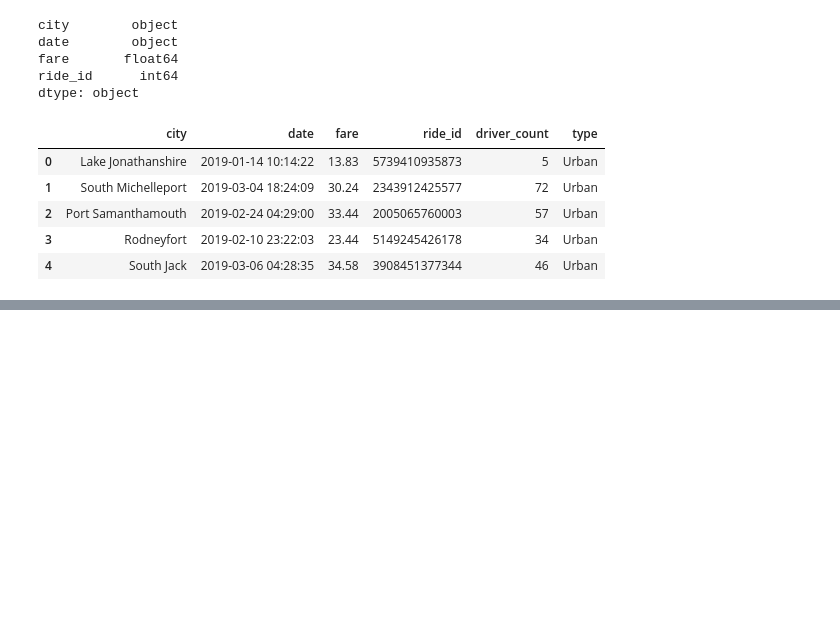
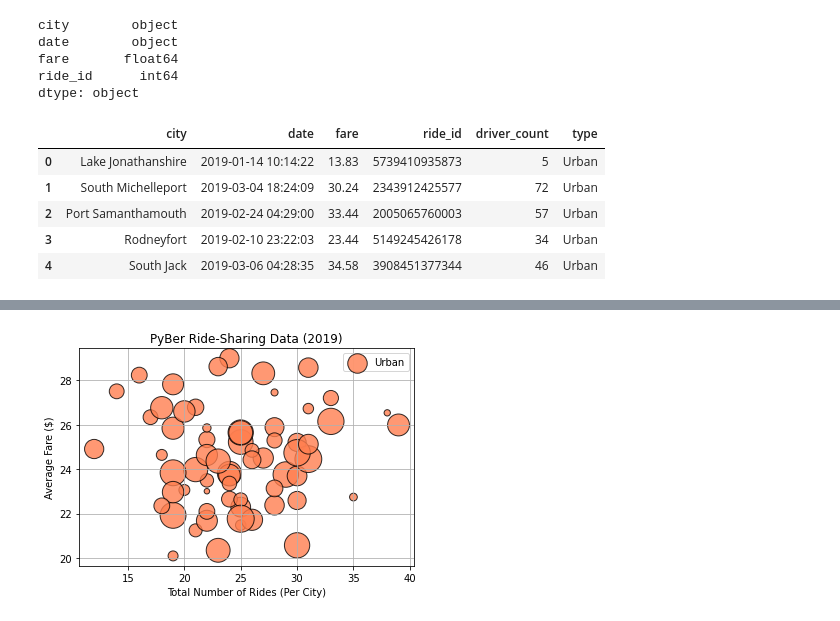
Before and after one commit to Sean-Rowe5280/PyBer_Analysis, a Jupyter notebook: Pyber.ipynb, the cells around one changed output, grey strips where cells are left out. Cells and saved outputs as stored; diff of their text form; code cells hidden in the pictures; blank space fills up the shorter version.

Commit message:
Updated Pyber code for bubble charts and analysis folder for chart. 5.3.7 checkpoint.

```diff
--- a/Pyber.ipynb
+++ b/Pyber.ipynb
@@ -190,0 +208,5 @@ pyber_data_df.head()
+# %%
+# Create the Urban city DataFrame.
+
+urban_cities_df=pyber_data_df[pyber_data_df["type"]=="Urban"]
+urban_cities_df.head()
@@ -190,0 +251,5 @@ pyber_data_df.head()
+# %%
+# Get the number of rides for urban cities.
+
+urban_ride_count=urban_cities_df.groupby(["city"]).count()["ride_id"]
+urban_ride_count.head()
@@ -190,0 +292,8 @@ pyber_data_df.head()
+# %%
+# 5.3.3 Get the Average Fare for Each City Type
+
+# 1) # Get average fare for each city in the urban, suburban and rural cities.
+
+urban_avg_fare=urban_cities_df.groupby(["city"]).mean()["fare"]
+suburban_avg_fare=suburban_cities_df.groupby(["city"]).mean()["fare"]
+rural_avg_fare=rural_cities_df.groupby(["city"]).mean()["fare"]
@@ -190,0 +321,11 @@ pyber_data_df.head()
+# %%
+# Get the average number of drivers for each urban city.
+
+urban_driver_count=urban_cities_df.groupby(["city"]).mean()["driver_count"]
+
+suburban_driver_count = suburban_cities_df.groupby(["city"]).mean()["driver_count"]
+
+rural_driver_count = rural_cities_df.groupby(["city"]).mean()["driver_count"]
+
+
+urban_driver_count
@@ -190,0 +356,18 @@ pyber_data_df.head()
+# %%
+# Build the scatter plots for urban cities.
+
+plt.scatter(urban_ride_count,
+      urban_avg_fare,
+      s=10*urban_driver_count, c="coral",
+      edgecolor="black", linewidths=1,
+      alpha=0.8, label="Urban")
+
+plt.title("PyBer Ride-Sharing Data (2019)")
+plt.ylabel("Average Fare ($)")
+plt.xlabel("Total Number of Rides (Per City)")
+plt.grid(True)
+# Add the legend.
+plt.legend()
+plt.show()
+# %% [output]
+[figure, added]
```
Also changed, not shown: parts of 22 cells of this notebook, 1 other file.
